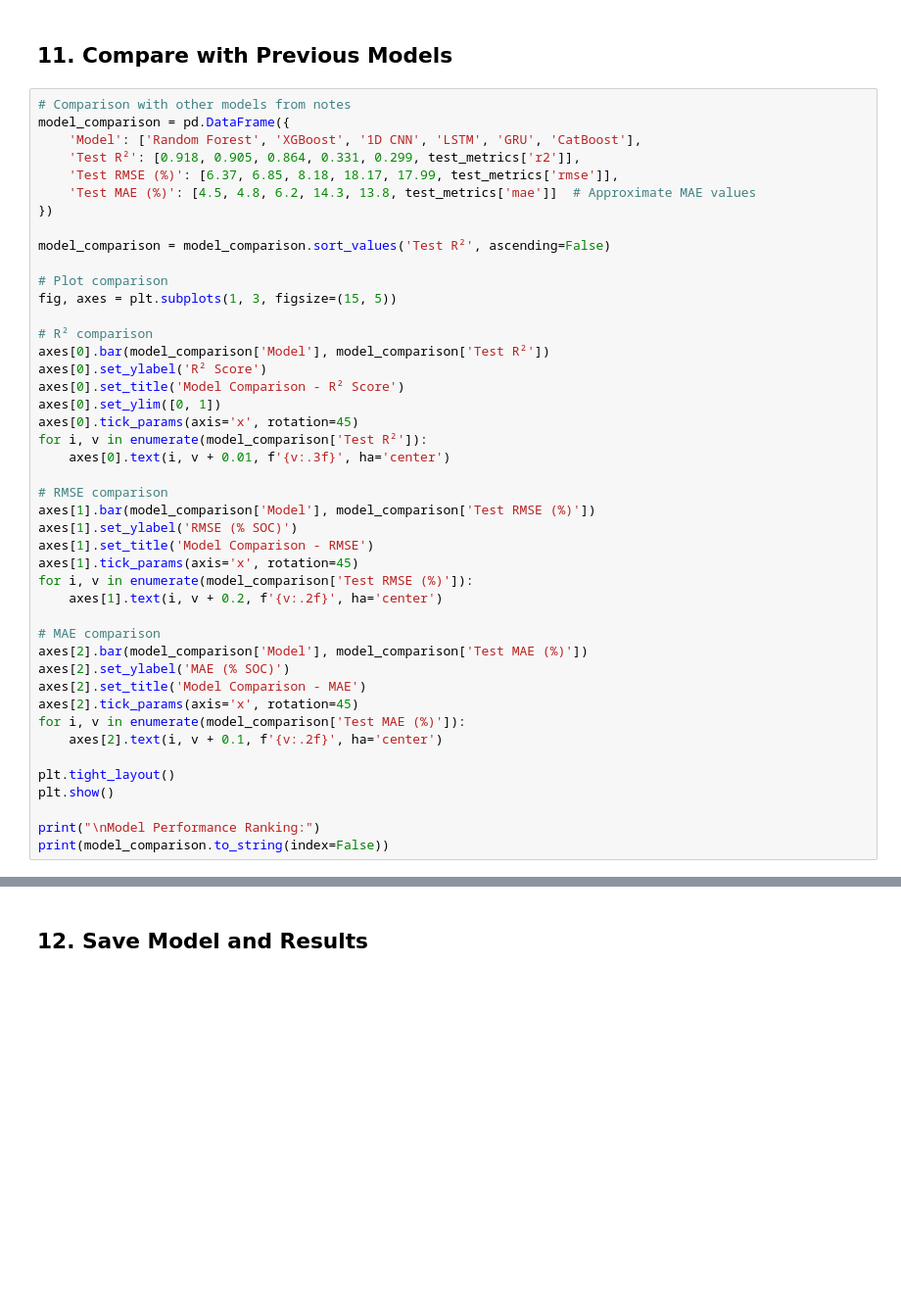
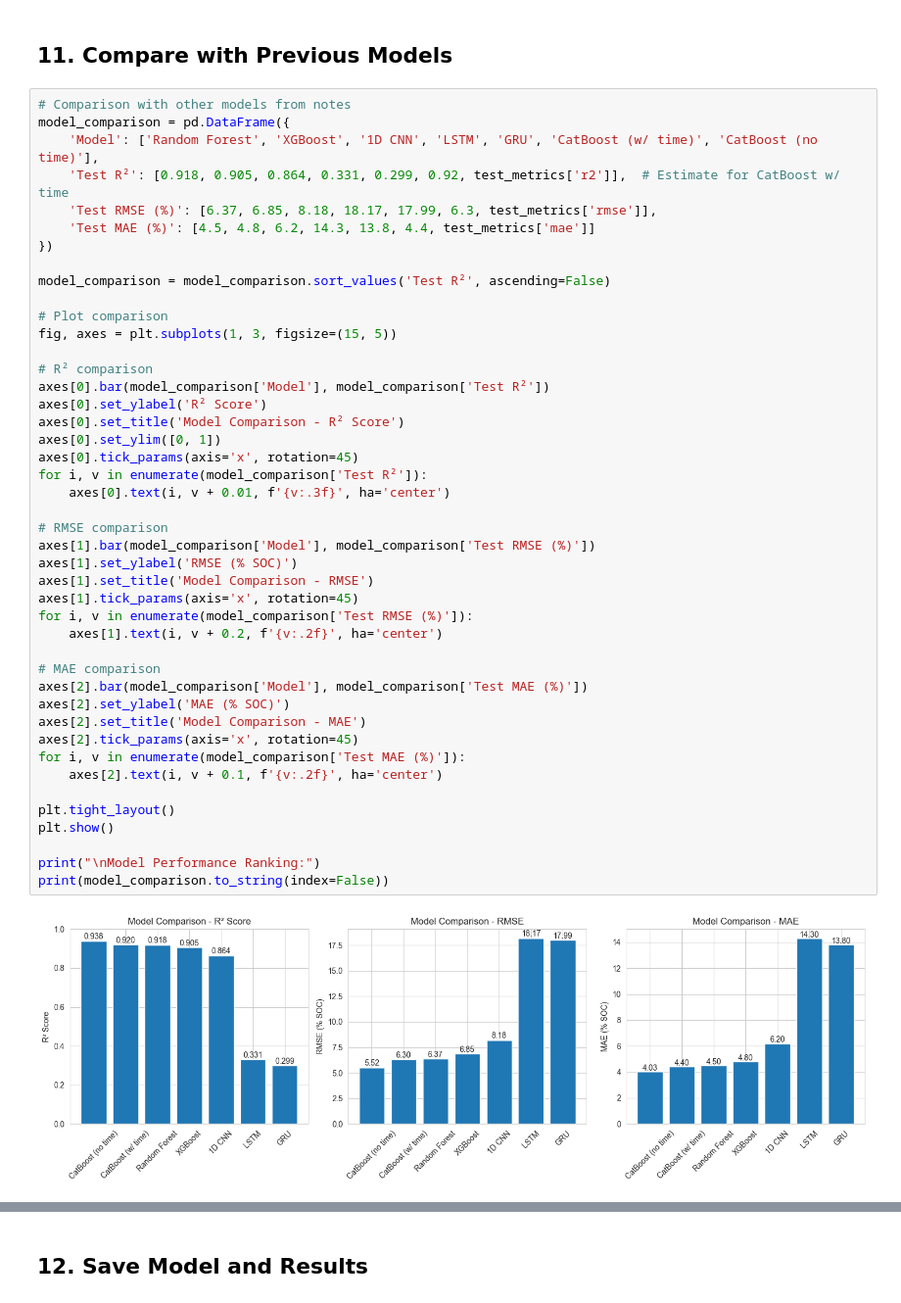
Before and after one commit to benfw/tech27, a Jupyter notebook: 11_catboost_notime.ipynb, the cells around one changed output, grey strips where cells are left out. Shown at 98% size. Cells and saved outputs as stored; diff of their text form; blank space fills up the shorter version.

```diff
--- a/11_catboost_notime.ipynb
+++ b/11_catboost_notime.ipynb
@@ -365,10 +479,10 @@ print(f"Final validation RMSE: {evals_result['validation']['RMSE'][catboost_mode
 # %%
 # Comparison with other models from notes
 model_comparison = pd.DataFrame({
-    'Model': ['Random Forest', 'XGBoost', '1D CNN', 'LSTM', 'GRU', 'CatBoost'],
-    'Test R²': [0.918, 0.905, 0.864, 0.331, 0.299, test_metrics['r2']],
-    'Test RMSE (%)': [6.37, 6.85, 8.18, 18.17, 17.99, test_metrics['rmse']],
-    'Test MAE (%)': [4.5, 4.8, 6.2, 14.3, 13.8, test_metrics['mae']]  # Approximate MAE values
+    'Model': ['Random Forest', 'XGBoost', '1D CNN', 'LSTM', 'GRU', 'CatBoost (w/ time)', 'CatBoost (no time)'],
+    'Test R²': [0.918, 0.905, 0.864, 0.331, 0.299, 0.92, test_metrics['r2']],  # Estimate for CatBoost w/ time
+    'Test RMSE (%)': [6.37, 6.85, 8.18, 18.17, 17.99, 6.3, test_metrics['rmse']],
+    'Test MAE (%)': [4.5, 4.8, 6.2, 14.3, 13.8, 4.4, test_metrics['mae']]
 })
 
 model_comparison = model_comparison.sort_values('Test R²', ascending=False)
@@ -379,30 +493,32 @@ fig, axes = plt.subplots(1, 3, figsize=(15, 5))
 # R² comparison
 axes[0].bar(model_comparison['Model'], model_comparison['Test R²'])
 axes[0].set_ylabel('R² Score')
 axes[0].set_title('Model Comparison - R² Score')
 axes[0].set_ylim([0, 1])
 axes[0].tick_params(axis='x', rotation=45)
 for i, v in enumerate(model_comparison['Test R²']):
     axes[0].text(i, v + 0.01, f'{v:.3f}', ha='center')
 
 # RMSE comparison
 axes[1].bar(model_comparison['Model'], model_comparison['Test RMSE (%)'])
 axes[1].set_ylabel('RMSE (% SOC)')
 axes[1].set_title('Model Comparison - RMSE')
 axes[1].tick_params(axis='x', rotation=45)
 for i, v in enumerate(model_comparison['Test RMSE (%)']):
     axes[1].text(i, v + 0.2, f'{v:.2f}', ha='center')
 
 # MAE comparison
 axes[2].bar(model_comparison['Model'], model_comparison['Test MAE (%)'])
 axes[2].set_ylabel('MAE (% SOC)')
 axes[2].set_title('Model Comparison - MAE')
 axes[2].tick_params(axis='x', rotation=45)
 for i, v in enumerate(model_comparison['Test MAE (%)']):
     axes[2].text(i, v + 0.1, f'{v:.2f}', ha='center')
 
 plt.tight_layout()
 plt.show()
 
 print("\nModel Performance Ranking:")
 print(model_comparison.to_string(index=False))
+# %% [output]
+[figure, added]
```
Also changed, not shown: parts of 14 cells of this notebook.
